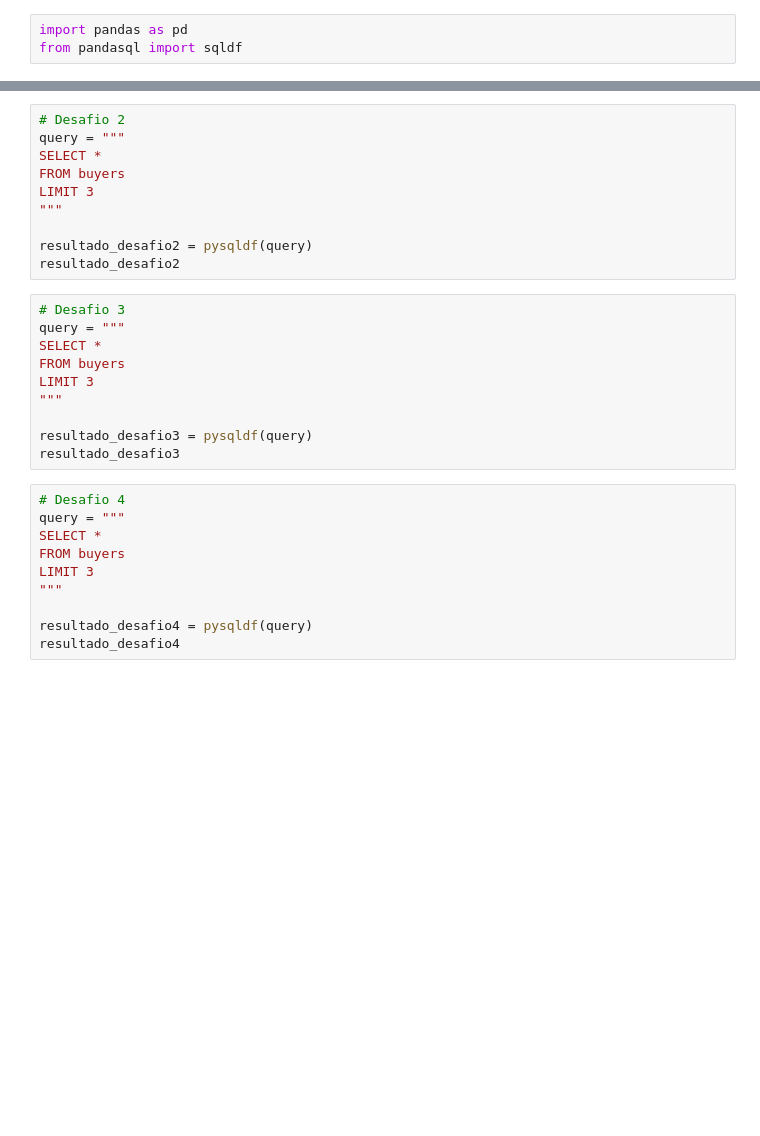
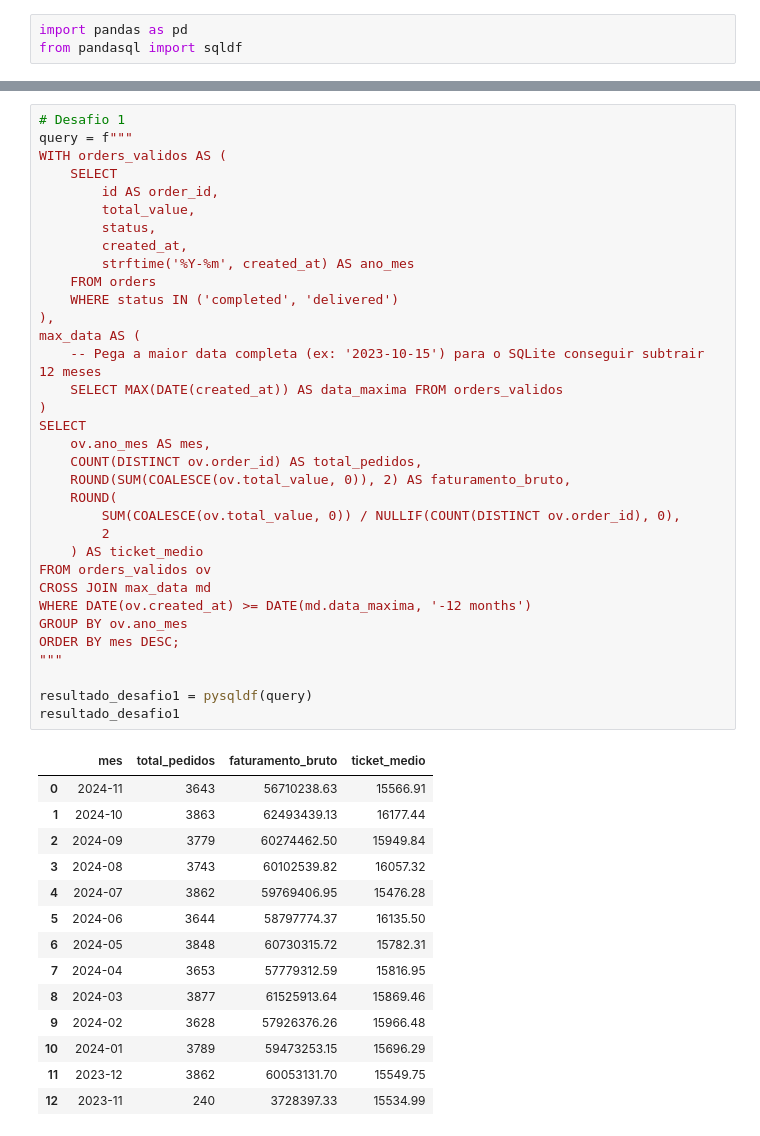
Before and after one commit to lkalilduarte/desafio-sql-marketplace, a Jupyter notebook: Teste/modelo_teste.ipynb, the cells around one changed output, grey strips where cells are left out. Cells and saved outputs as stored; diff of their text form; blank space fills up the shorter version.

```diff
--- a/Teste/modelo_teste.ipynb
+++ b/Teste/modelo_teste.ipynb
@@ -32,30 +66,49 @@ resultado_desafio1
-# %%
-# Desafio 2
-query = """
-SELECT *
-FROM buyers
-LIMIT 3
-"""
-
-resultado_desafio2 = pysqldf(query)
-resultado_desafio2
-# %%
-# Desafio 3
-query = """
-SELECT *
-FROM buyers
-LIMIT 3
-"""
-
-resultado_desafio3 = pysqldf(query)
-resultado_desafio3
-# %%
-# Desafio 4
-query = """
-SELECT *
-FROM buyers
-LIMIT 3
-"""
-
-resultado_desafio4 = pysqldf(query)
-resultado_desafio4
+# %%
+# Desafio 1
+query = f"""
+WITH orders_validos AS (
+    SELECT
+        id AS order_id,
+        total_value,
+        status,
+        created_at,
+        strftime('%Y-%m', created_at) AS ano_mes
+    FROM orders
+    WHERE status IN ('completed', 'delivered')
+),
+max_data AS (
+    -- Pega a maior data completa (ex: '2023-10-15') para o SQLite conseguir subtrair 12 meses
+    SELECT MAX(DATE(created_at)) AS data_maxima FROM orders_validos
+)
+SELECT
+    ov.ano_mes AS mes,
+    COUNT(DISTINCT ov.order_id) AS total_pedidos,
+    ROUND(SUM(COALESCE(ov.total_value, 0)), 2) AS faturamento_bruto,
+    ROUND(
+        SUM(COALESCE(ov.total_value, 0)) / NULLIF(COUNT(DISTINCT ov.order_id), 0),
+        2
+    ) AS ticket_medio
+FROM orders_validos ov
+CROSS JOIN max_data md
+WHERE DATE(ov.created_at) >= DATE(md.data_maxima, '-12 months')
+GROUP BY ov.ano_mes
+ORDER BY mes DESC;
+"""
+
+resultado_desafio1 = pysqldf(query)
+resultado_desafio1
+# %% [output]
+|  | mes | total_pedidos | faturamento_bruto | ticket_medio |
+| 0 | 2024-11 | 3643 | 56710238.63 | 15566.91 |
+| 1 | 2024-10 | 3863 | 62493439.13 | 16177.44 |
+| 2 | 2024-09 | 3779 | 60274462.50 | 15949.84 |
+| 3 | 2024-08 | 3743 | 60102539.82 | 16057.32 |
+| 4 | 2024-07 | 3862 | 59769406.95 | 15476.28 |
+| 5 | 2024-06 | 3644 | 58797774.37 | 16135.50 |
+| 6 | 2024-05 | 3848 | 60730315.72 | 15782.31 |
+| 7 | 2024-04 | 3653 | 57779312.59 | 15816.95 |
+| 8 | 2024-03 | 3877 | 61525913.64 | 15869.46 |
+| 9 | 2024-02 | 3628 | 57926376.26 | 15966.48 |
+| 10 | 2024-01 | 3789 | 59473253.15 | 15696.29 |
+| 11 | 2023-12 | 3862 | 60053131.70 | 15549.75 |
+| 12 | 2023-11 | 240 | 3728397.33 | 15534.99 |
```
Also changed, not shown: parts of 10 cells of this notebook, 1 other file.
